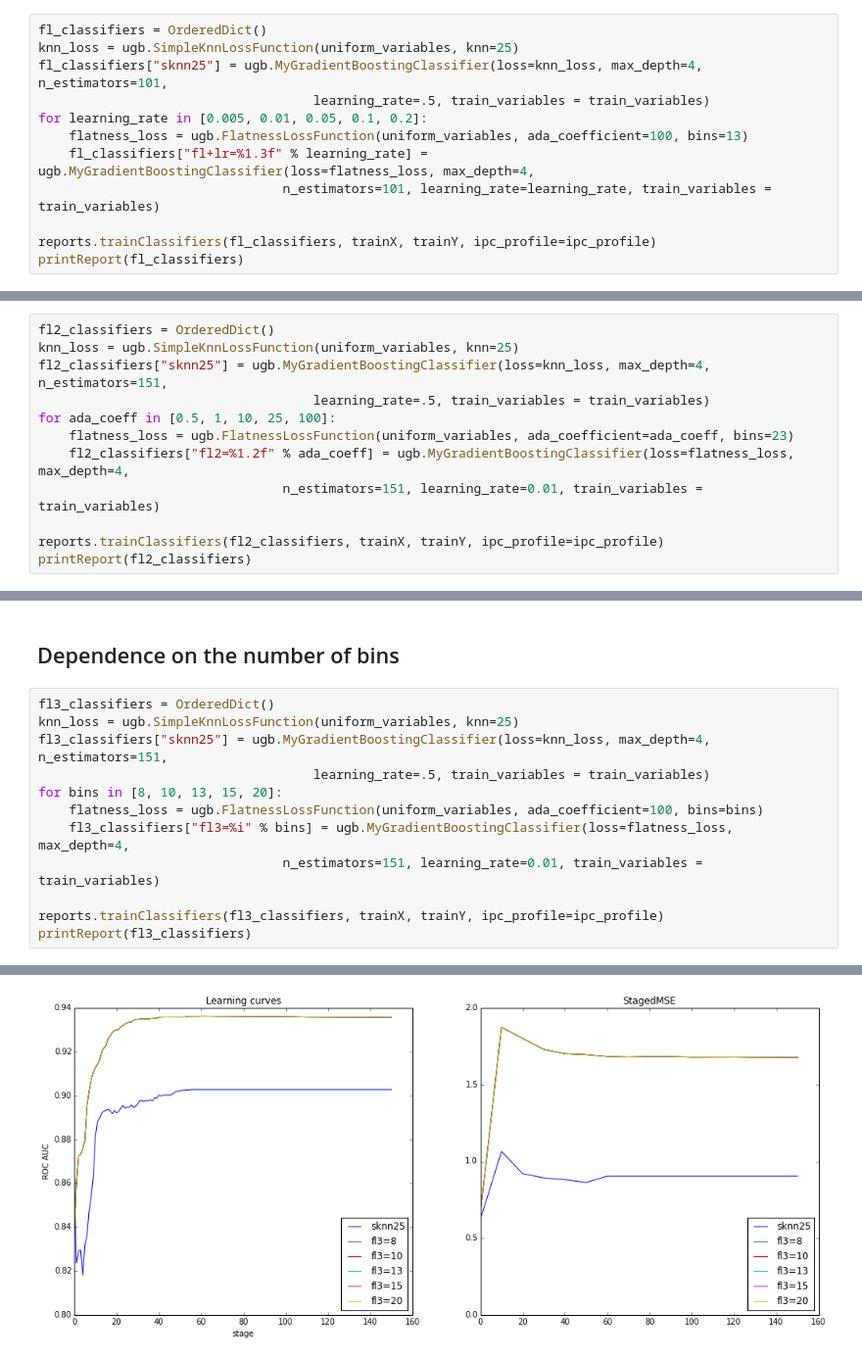
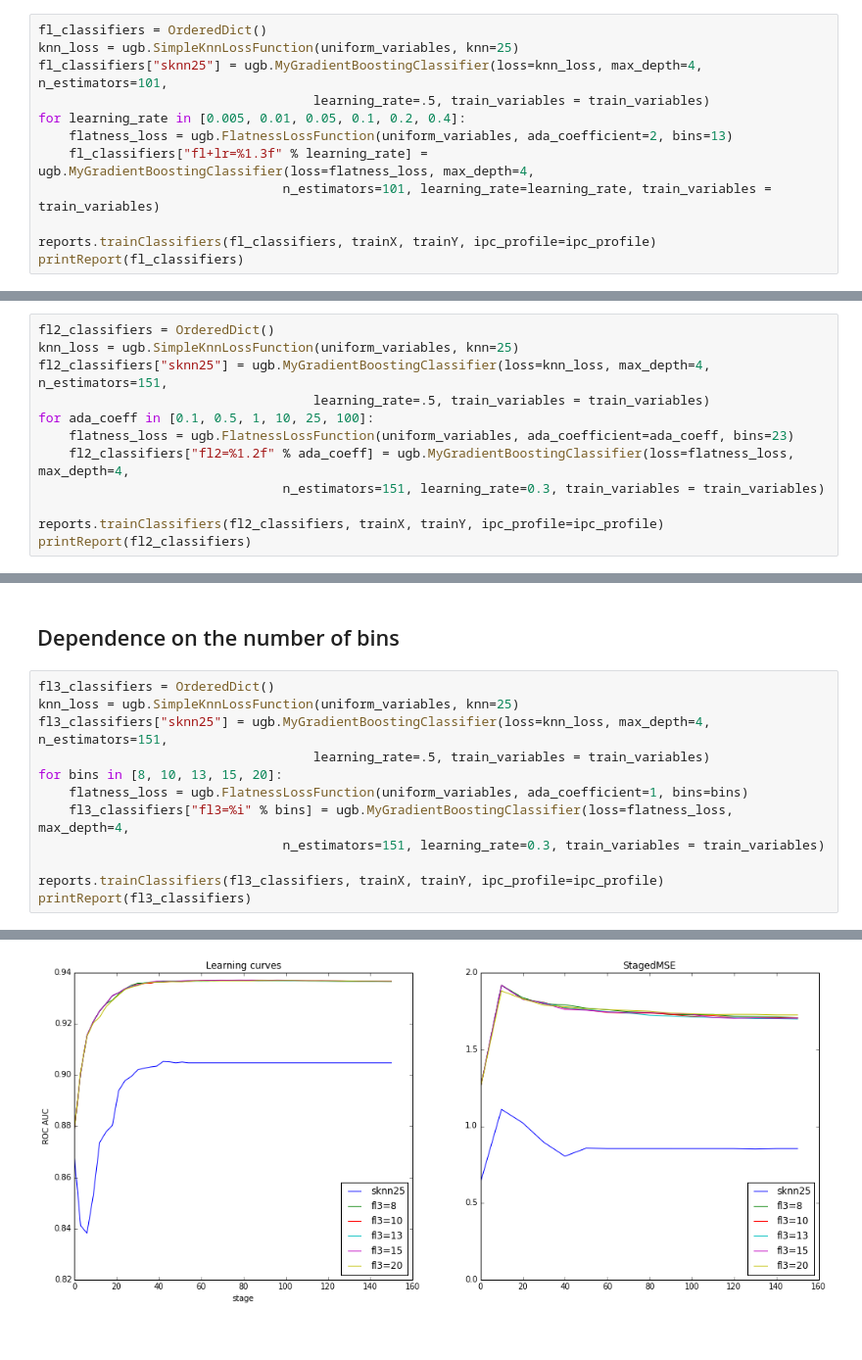
Before and after one commit to anaderi/lhcb_trigger_ml, a Jupyter notebook: IPythonWorkflow/DalitzUGBDemo.ipynb, the cells around one changed output, grey strips where cells are left out. Shown at 98% size. Drawn from its saved outputs; the diff is of its cells as text.

```diff
--- a/IPythonWorkflow/DalitzUGBDemo.ipynb
+++ b/IPythonWorkflow/DalitzUGBDemo.ipynb
@@ -739,8 +731,8 @@ fl_classifiers = OrderedDict()
 knn_loss = ugb.SimpleKnnLossFunction(uniform_variables, knn=25)
 fl_classifiers["sknn25"] = ugb.MyGradientBoostingClassifier(loss=knn_loss, max_depth=4, n_estimators=101,
                                     learning_rate=.5, train_variables = train_variables)
-for learning_rate in [0.005, 0.01, 0.05, 0.1, 0.2]:
-    flatness_loss = ugb.FlatnessLossFunction(uniform_variables, ada_coefficient=100, bins=13)
+for learning_rate in [0.005, 0.01, 0.05, 0.1, 0.2, 0.4]:
+    flatness_loss = ugb.FlatnessLossFunction(uniform_variables, ada_coefficient=2, bins=13)
     fl_classifiers["fl+lr=%1.3f" % learning_rate] = ugb.MyGradientBoostingClassifier(loss=flatness_loss, max_depth=4,
                                 n_estimators=101, learning_rate=learning_rate, train_variables = train_variables)
 
@@ -765,10 +756,10 @@ fl2_classifiers = OrderedDict()
 knn_loss = ugb.SimpleKnnLossFunction(uniform_variables, knn=25)
 fl2_classifiers["sknn25"] = ugb.MyGradientBoostingClassifier(loss=knn_loss, max_depth=4, n_estimators=151,
                                     learning_rate=.5, train_variables = train_variables)
-for ada_coeff in [0.5, 1, 10, 25, 100]:
+for ada_coeff in [0.1, 0.5, 1, 10, 25, 100]:
     flatness_loss = ugb.FlatnessLossFunction(uniform_variables, ada_coefficient=ada_coeff, bins=23)
     fl2_classifiers["fl2=%1.2f" % ada_coeff] = ugb.MyGradientBoostingClassifier(loss=flatness_loss, max_depth=4,
-                                n_estimators=151, learning_rate=0.01, train_variables = train_variables)
+                                n_estimators=151, learning_rate=0.3, train_variables = train_variables)
 
 reports.trainClassifiers(fl2_classifiers, trainX, trainY, ipc_profile=ipc_profile)
 printReport(fl2_classifiers)
@@ -788,9 +779,9 @@ knn_loss = ugb.SimpleKnnLossFunction(uniform_variables, knn=25)
 fl3_classifiers["sknn25"] = ugb.MyGradientBoostingClassifier(loss=knn_loss, max_depth=4, n_estimators=151,
                                     learning_rate=.5, train_variables = train_variables)
 for bins in [8, 10, 13, 15, 20]:
-    flatness_loss = ugb.FlatnessLossFunction(uniform_variables, ada_coefficient=100, bins=bins)
+    flatness_loss = ugb.FlatnessLossFunction(uniform_variables, ada_coefficient=1, bins=bins)
     fl3_classifiers["fl3=%i" % bins] = ugb.MyGradientBoostingClassifier(loss=flatness_loss, max_depth=4,
-                                n_estimators=151, learning_rate=0.01, train_variables = train_variables)
+                                n_estimators=151, learning_rate=0.3, train_variables = train_variables)
 
 reports.trainClassifiers(fl3_classifiers, trainX, trainY, ipc_profile=ipc_profile)
 printReport(fl3_classifiers)
@@ -799,3 +790,3 @@ We spent 51.955 seconds on parallel training
 Staged mse variation
-[figure, old version]
+[figure, new version]
 ROC curves at last iteration
```
Also changed, not shown: parts of 7 cells of this notebook.
